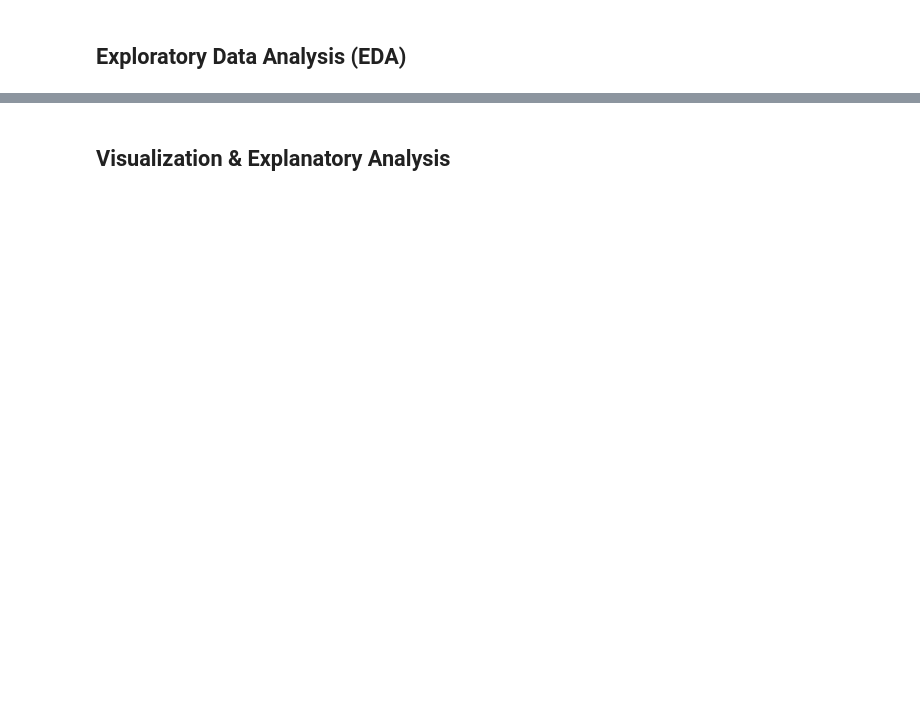
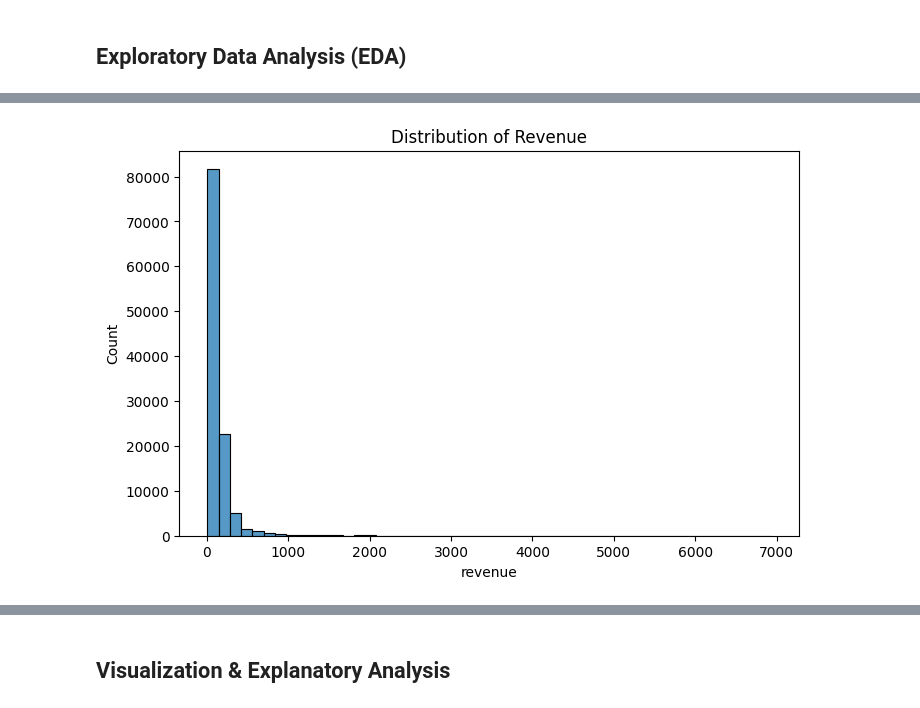
Before and after one commit to davidwesly/ecommerce-dashboard, a Jupyter notebook: notebook.ipynb, the cells around one changed output, grey strips where cells are left out. Cells and saved outputs as stored; diff of their text form; code cells hidden in the pictures; blank space fills up the shorter version.

```diff
--- a/notebook.ipynb
+++ b/notebook.ipynb
@@ -183,19 +216,0 @@ MERGE
-# %%
-# Merge orders + customers
-master_df = orders.merge(customers, on='customer_id', how='left')
-
-# Merge order_items
-master_df = master_df.merge(order_items, on='order_id', how='left')
-
-# Merge products
-master_df = master_df.merge(products, on='product_id', how='left')
-
-# Merge category translation
-master_df = master_df.merge(category_translation, on='product_category_name', how='left')
-
-# Merge sellers
-master_df = master_df.merge(sellers, on='seller_id', how='left')
-
-# Merge review score
-master_df = master_df.merge(order_reviews[['order_id','review_score']],
-                            on='order_id', how='left')
@@ -315,0 +327,7 @@ Average Order Value (AOV):  160.55
+# %%
+plt.figure(figsize=(8,5))
+sns.histplot(master_df['revenue'], bins=50)
+plt.title("Distribution of Revenue")
+plt.show()
+# %% [output]
+[figure, added]
```
Also changed, not shown: parts of 214 cells of this notebook.
